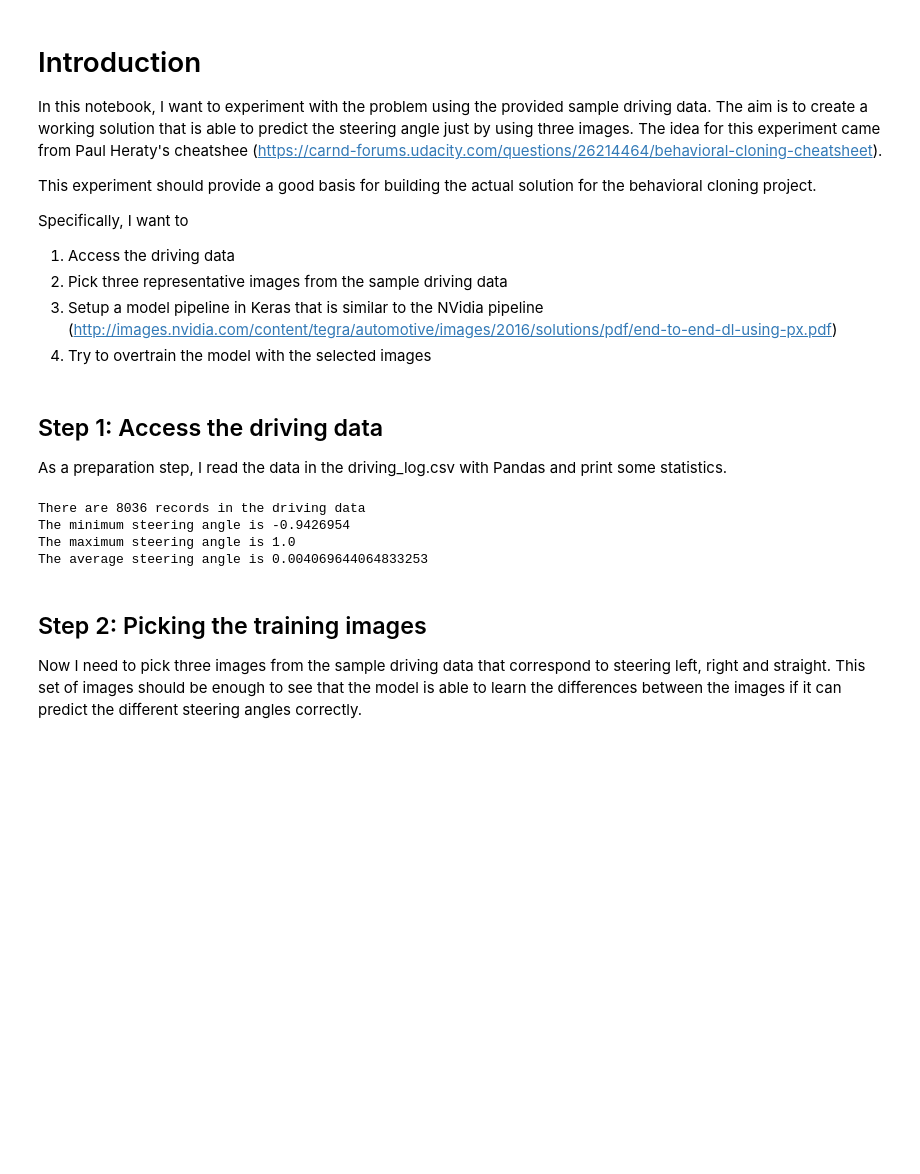
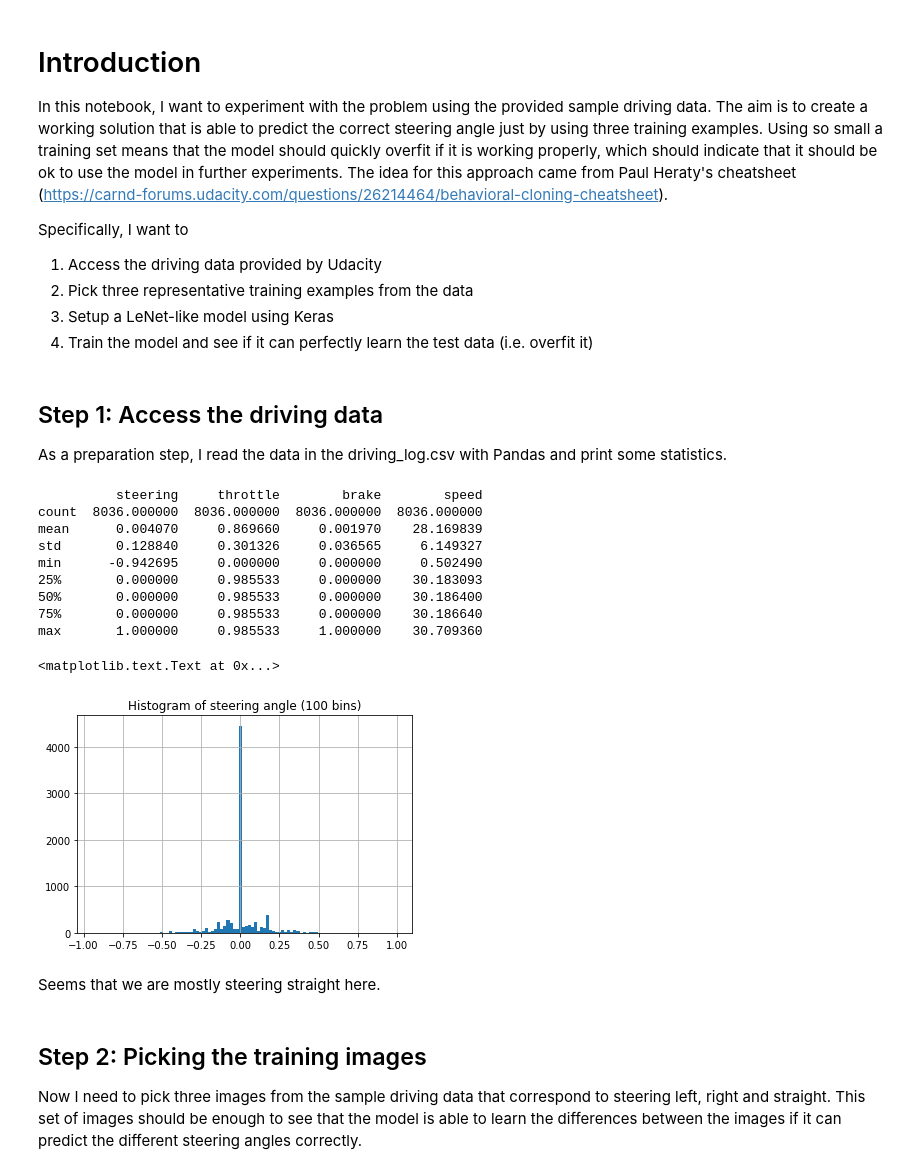
Before and after one commit to mqvist/CarND-Behavioral-Cloning, a Jupyter notebook: Experiment_1.ipynb, the cells around one changed output. Drawn from its saved outputs; the diff is of its cells as text; code cells hidden in the pictures; blank space fills up the shorter version.

Commit message:
First experiment complete, proceeding with a second one

```diff
--- a/Experiment_1.ipynb
+++ b/Experiment_1.ipynb
@@ -1,15 +1,14 @@
 # %% [markdown]
 # Introduction
 
-In this notebook, I want to experiment with the problem using the provided sample driving data. The aim is to create a working solution that is able to predict the steering angle just by using three images. The idea for this experiment came from Paul Heraty's cheatshee (https://carnd-forums.udacity.com/questions/26214464/behavioral-cloning-cheatsheet).
-
-This experiment should provide a good basis for building the actual solution for the behavioral cloning project.
+In this notebook, I want to experiment with the problem using the provided sample driving data. The aim is to create a working solution that is able to predict the correct steering angle just by using three training examples. Using so
+small a training set means that the model should quickly overfit if it is working properly, which should indicate that it should be ok to use the model in further experiments. The idea for this approach came from Paul Heraty's cheatsheet (https://carnd-forums.udacity.com/questions/26214464/behavioral-cloning-cheatsheet).
 
 Specifically, I want to
-1. Access the driving data
-1. Pick three representative images from the sample driving data
-1. Setup a model pipeline in Keras that is similar to the NVidia pipeline (http://images.nvidia.com/content/tegra/automotive/images/2016/solutions/pdf/end-to-end-dl-using-px.pdf)
-1. Try to overtrain the model with the selected images
+1. Access the driving data provided by Udacity
+1. Pick three representative training examples from the data
+1. Setup a LeNet-like model using Keras
+1. Train the model and see if it can perfectly learn the test data (i.e. overfit it)
 # %% [markdown]
 ## Step 1: Access the driving data
 
@@ -16,18 +16,29 @@ Specifically, I want to
 As a preparation step, I read the data in the driving_log.csv with Pandas and print some statistics.
-# %%
-import numpy as np
-import pandas as pd
-
-df = pd.read_csv('data/driving_log.csv')
-print('There are {} records in the driving data'.format(len(df)))
-print('The minimum steering angle is {}'.format(min(df.steering)))
-print('The maximum steering angle is {}'.format(max(df.steering)))
-print('The average steering angle is {}'.format(np.mean(df.steering)))
-# %% [output]
-There are 8036 records in the driving data
-The minimum steering angle is -0.9426954
-The maximum steering angle is 1.0
-The average steering angle is 0.004069644064833253
+# %%
+%matplotlib inline
+
+import matplotlib.pyplot as plt
+import numpy as np
+import pandas as pd
+
+df = pd.read_csv('data/driving_log.csv')
+print(df.describe())
+df['steering'].hist(bins=100)
+plt.title('Histogram of steering angle (100 bins)')
+# %% [output]
+          steering     throttle        brake        speed
+count  8036.000000  8036.000000  8036.000000  8036.000000
+mean      0.004070     0.869660     0.001970    28.169839
+std       0.128840     0.301326     0.036565     6.149327
+min      -0.942695     0.000000     0.000000     0.502490
+25%       0.000000     0.985533     0.000000    30.183093
+50%       0.000000     0.985533     0.000000    30.186400
+75%       0.000000     0.985533     0.000000    30.186640
+max       1.000000     0.985533     1.000000    30.709360
+<matplotlib.text.Text at 0x...>
+[figure, added]
+# %% [markdown]
+Seems that we are mostly steering straight here.
 # %% [markdown]
 ## Step 2: Picking the training images
 
```
Also changed, not shown: parts of 13 cells of this notebook, 1 other file.
